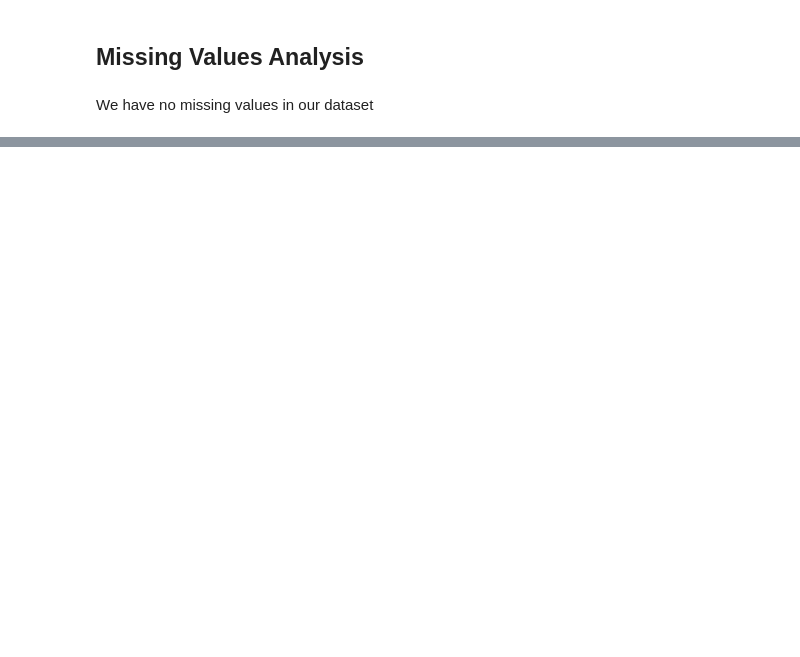
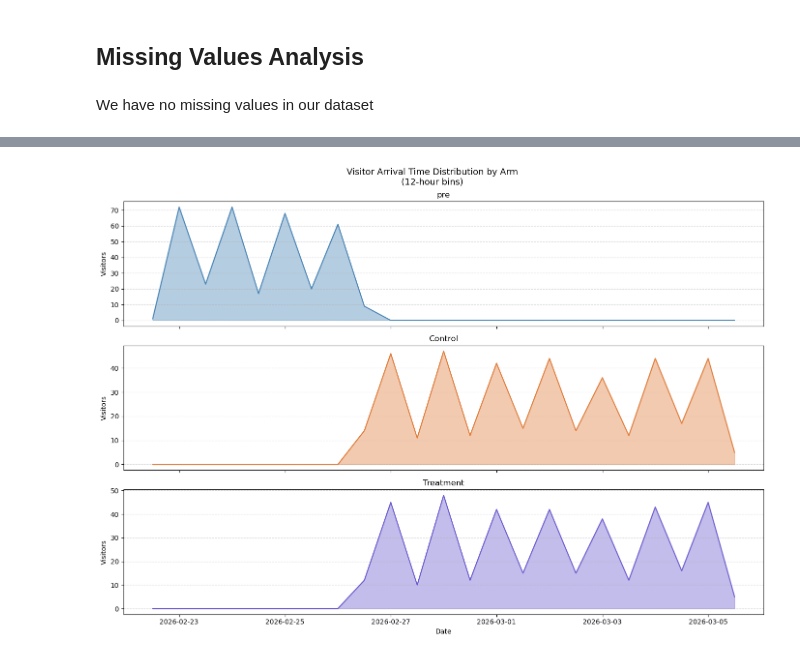
Before and after one commit to fmdmneves2003/TXB_GROUP23, a Jupyter notebook: notebooks/01_EDA.ipynb, the cells around one changed output, grey strips where cells are left out. Drawn from its saved outputs; the diff is of its cells as text; code cells hidden in the pictures; blank space fills up the shorter version.

```diff
--- a/notebooks/01_EDA.ipynb
+++ b/notebooks/01_EDA.ipynb
@@ -341,0 +181,26 @@ Columns: ['group_id', 'arm', 'visitor_id', 'arrival_time', 'exit_time', 'time_on
+# %%
+# Experiment timeline - area chart with separate arms
+df_time = df.copy()
+df_time['arrival_time'] = pd.to_datetime(df_time['arrival_time'])
+df_time['time_bin'] = df_time['arrival_time'].dt.floor('12h')
+
+timeline = df_time.groupby(['time_bin', 'arm']).size().unstack(fill_value=0)
+
+fig, axes = plt.subplots(3, 1, figsize=(14, 10), sharex=True)
+
+colors = {'pre': 'steelblue', 'Control': '#E07B39', 'Treatment': '#6A5ACD'}
+
+for ax, arm in zip(axes, ['pre', 'Control', 'Treatment']):
+    if arm in timeline.columns:
+        ax.fill_between(timeline.index, timeline[arm], alpha=0.4, color=colors[arm])
+        ax.plot(timeline.index, timeline[arm], color=colors[arm], linewidth=1.5)
+        ax.set_ylabel('Visitors')
+        ax.set_title(arm)
+        ax.grid(axis='y', linestyle='--', alpha=0.5)
+
+axes[-1].set_xlabel('Date')
+fig.suptitle('Visitor Arrival Time Distribution by Arm\n(12-hour bins)', fontsize=13)
+plt.tight_layout()
+plt.show()
+# %% [output]
+[figure, added]
```
Also changed, not shown: parts of 52 cells of this notebook, 11 other files.
